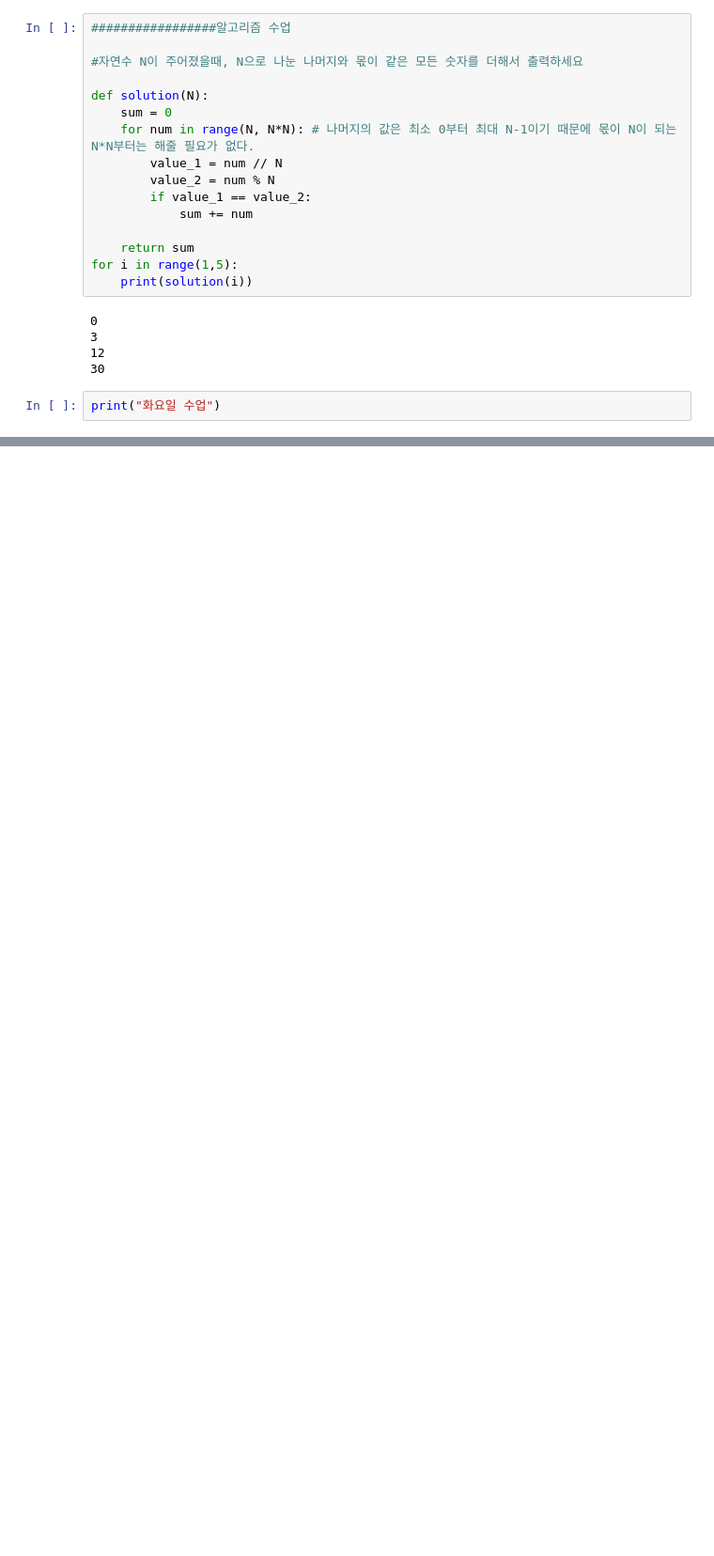
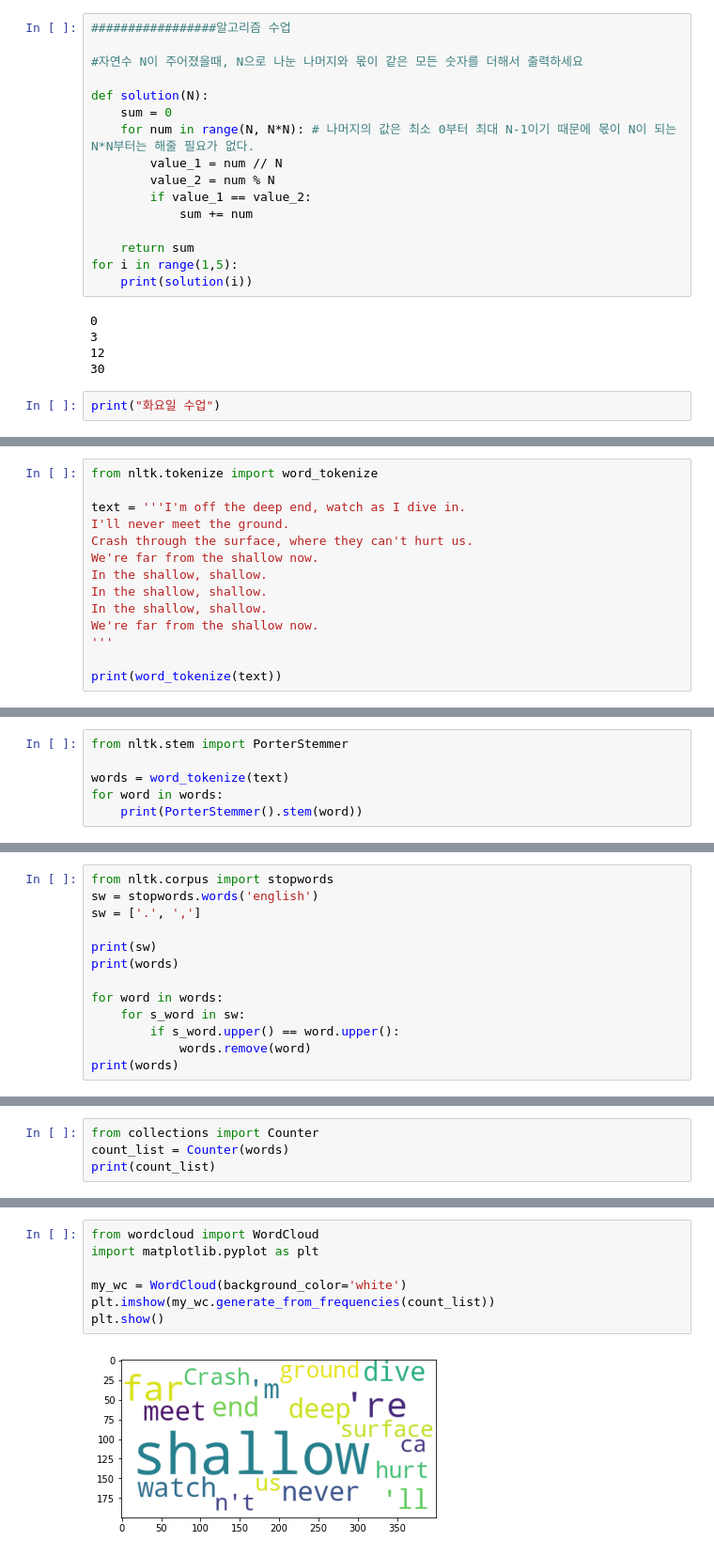
Before and after one commit to jikerbug/ai_shool_gwangju, a Jupyter notebook: 2주차_수업.ipynb, the cells around one changed output, grey strips where cells are left out. Shown at 94% size. Cells and saved outputs as stored; diff of their text form; blank space fills up the shorter version.

```diff
--- a/2주차_수업.ipynb
+++ b/2주차_수업.ipynb
@@ -65,0 +487,14 @@ print("화요일 수업")
+# %%
+from nltk.tokenize import word_tokenize
+
+text = '''I'm off the deep end, watch as I dive in.
+I'll never meet the ground.
+Crash through the surface, where they can't hurt us.
+We're far from the shallow now.
+In the shallow, shallow.
+In the shallow, shallow.
+In the shallow, shallow.
+We're far from the shallow now.
+'''
+
+print(word_tokenize(text))
@@ -65,0 +557,6 @@ print("화요일 수업")
+# %%
+from nltk.stem import PorterStemmer
+
+words = word_tokenize(text)
+for word in words:
+    print(PorterStemmer().stem(word))
@@ -65,0 +587,13 @@ print("화요일 수업")
+# %%
+from nltk.corpus import stopwords
+sw = stopwords.words('english')
+sw = ['.', ',']
+
+print(sw)
+print(words)
+
+for word in words:
+    for s_word in sw:
+        if s_word.upper() == word.upper():
+            words.remove(word)
+print(words)
@@ -65,0 +604,4 @@ print("화요일 수업")
+# %%
+from collections import Counter
+count_list = Counter(words)
+print(count_list)
@@ -65,0 +628,9 @@ print("화요일 수업")
+# %%
+from wordcloud import WordCloud
+import matplotlib.pyplot as plt
+
+my_wc = WordCloud(background_color='white')
+plt.imshow(my_wc.generate_from_frequencies(count_list))
+plt.show()
+# %% [output]
+[figure, added]
```
Also changed, not shown: parts of 43 cells of this notebook.
